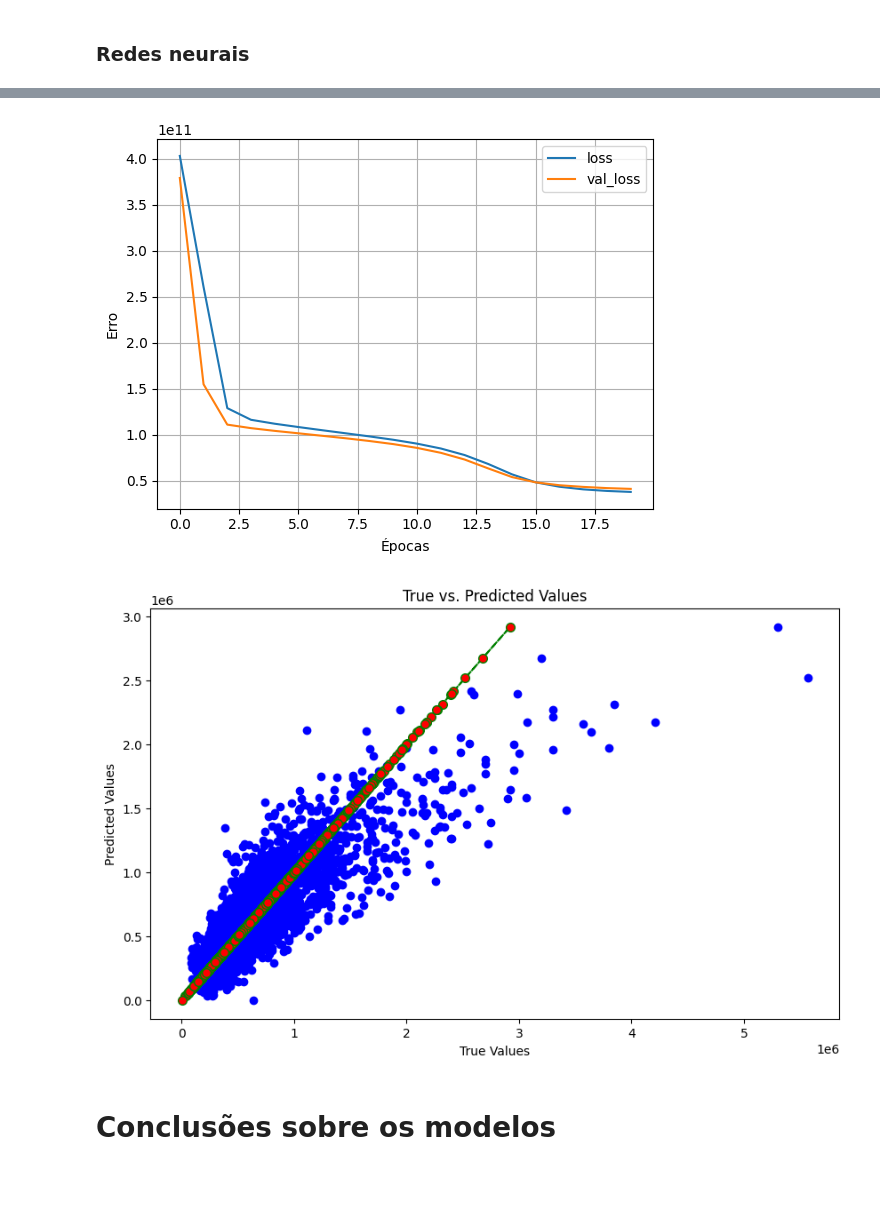
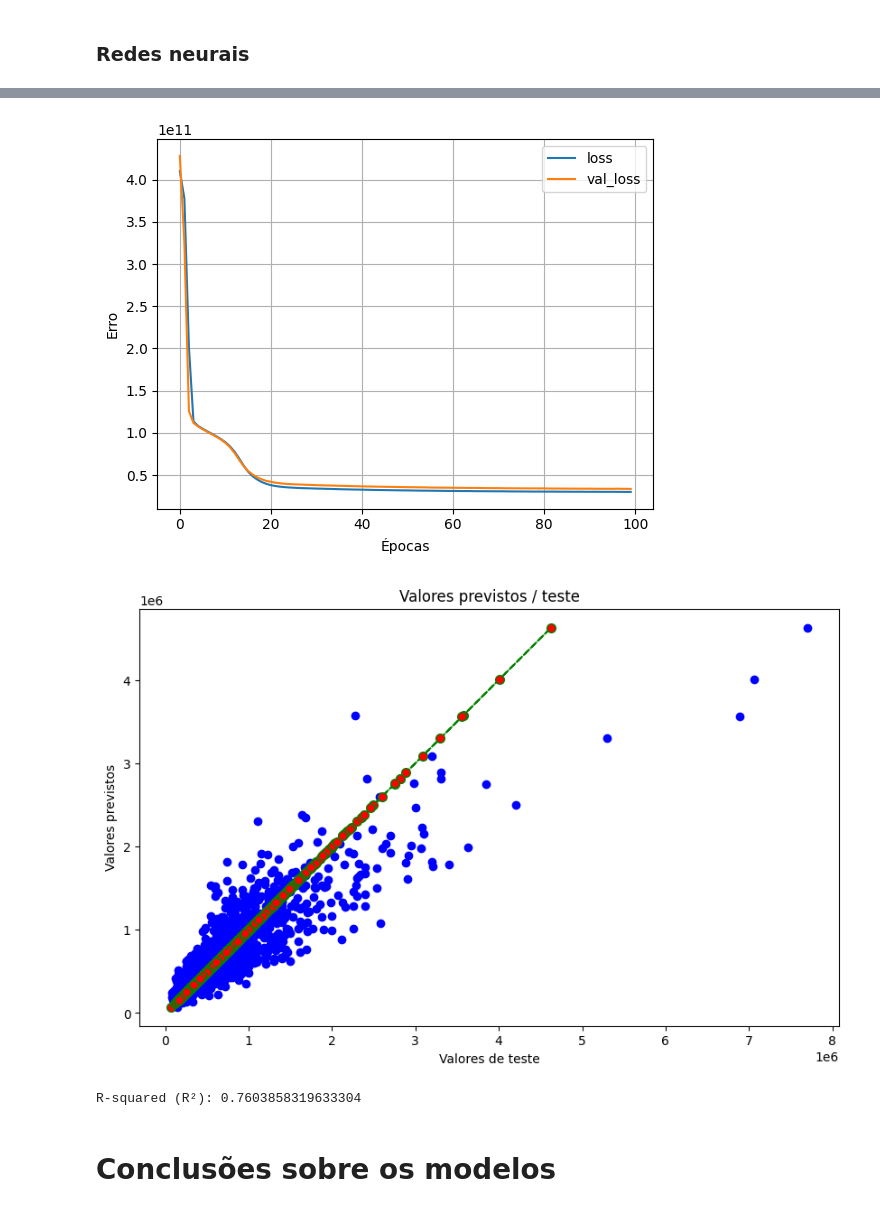
Before and after one commit to leonardodimarchi/ai-regression-and-classification, a Jupyter notebook: regression.ipynb, the cells around one changed output, grey strips where cells are left out. Cells and saved outputs as stored; diff of their text form; code cells hidden in the pictures; blank space fills up the shorter version.

Commit message:
adding r2 score at the ann

```diff
--- a/regression.ipynb
+++ b/regression.ipynb
@@ -200,6 +200,7 @@ import tensorflow as tf
 from tensorflow import keras
 from tensorflow.keras import layers
 from tensorflow.keras.layers.experimental import preprocessing
+from sklearn.metrics import r2_score
 
 # Gerando o normalizador
 normalizer = preprocessing.Normalization()
@@ -217,11 +218,12 @@ model.summary()
 # Configurando o modelo para utilizar o Adam durante gradiente descendente, utilizando erro quadrático médio para calculo de loss
 model.compile(optimizer=tf.optimizers.Adam(learning_rate=100), loss='mean_squared_error')
 
-# Treino
+# Treino com 100 épocas e 20% dos dados para calculo de loss
 history = model.fit(
     X_train, y_train,
     epochs=100,
-    validation_split = 0.2
+    validation_split=0.2,
+    verbose=1
 )
 
 # Plotando o gráfico de loss para treino e teste com base na época
@@ -235,6 +237,9 @@ def plot_loss(history):
 
 plot_loss(history)
 
+# Teste
+y_pred = model.predict(X_test)
+
 # Visualizando a métrica R^2, quanto mais próximo de 1, melhor o ajuste do modelo aos dados
 r2 = r2_score(y_test, y_pred)
 print(f'R-squared (R²): {r2}')
@@ -328,49 +346,66 @@ SKTree.plot_tree(tree, fontsize=8)
 from sklearn.metrics import accuracy_score
 import numpy as np
 
+# Gerando o normalizador
 normalizer = preprocessing.Normalization()
 normalizer.adapt(X_train.values)
 
+# Criando o modelo com o normalizador e uma camada com um único perceptron
+
 model = keras.Sequential([
     normalizer,
-    layers.Dense(15),
+    layers.Dense(16),
+    layers.Dense(12, activation='relu'),
     layers.Dense(7, activation='relu'),
     layers.Dense(5, activation='relu'),
     layers.Dense(1)
 ])
 
+# Exibindo um resumo do modelo
 model.summary()
 
-model.compile(optimizer='adam',
-              loss='mse')
+# Configurando o modelo para utilizar o Adam durante gradiente descendente, utilizando erro quadrático médio para calculo de loss
+model.compile(optimizer='adam', loss='mse')
 
+# Treino com 100 épocas e 20% dos dados para calculo de loss
 history = model.fit(
     X_train, y_train,
-    epochs=20,
-    validation_split = 0.2,
-    batch_size=8,
-    verbose=0
-    )
+    epochs=100,
+    validation_split=0.2,
+    verbose=1
+)
 
+# Plotando o gráfico de loss para treino e teste com base na época
 plot_loss(history)
 
+# Teste
 y_pred = model.predict(X_test).reshape(-1)
-print(y_pred)
 
-model.evaluate(X_test, y_test)
+# Plotando gráfico dos valores de teste e dos valores previstos
+plt.figure(figsize=(10,6))
+plt.scatter(
+    y_test,
+    y_pred,
+    color="blue",
+    marker="o"
+)
+plt.plot(
+    y_pred,
+    y_pred,
+    marker='o',
+    color='green',
+    markerfacecolor='red',
+    markersize=7,
+    linestyle='dashed'
+)
 
-y_test.mean()
-y_pred.mean()
-
-plt.figure(figsize=(10,6))
-plt.scatter(y_test,y_pred,color="blue",marker="o")
-plt.plot(y_pred,y_pred,marker='o',
-         color='green',markerfacecolor='red',
-         markersize=7,linestyle='dashed')
-# Add labels and a title
-plt.xlabel("True Values")
-plt.ylabel("Predicted Values")
-plt.title("True vs. Predicted Values")
+plt.xlabel("Valores de teste")
+plt.ylabel("Valores previstos")
+plt.title("Valores previstos / teste")
 
 plt.show()
+
+# Visualizando a métrica R^2, quanto mais próximo de 1, melhor o ajuste do modelo aos dados
+r2 = r2_score(y_test, y_pred)
+print(f'R-squared (R²): {r2}')
 # %% [output]
@@ -394,5 +429,6 @@ _________________________________________________________________
-[figure, old version]
+[figure, new version]
-[figure, old version]
+[figure, new version]
+R-squared (R²): 0.7603858319633304
 # %% [markdown]
 # Conclusões sobre os modelos
 # %% [markdown]
```
Also changed, not shown: parts of 5 cells of this notebook.
